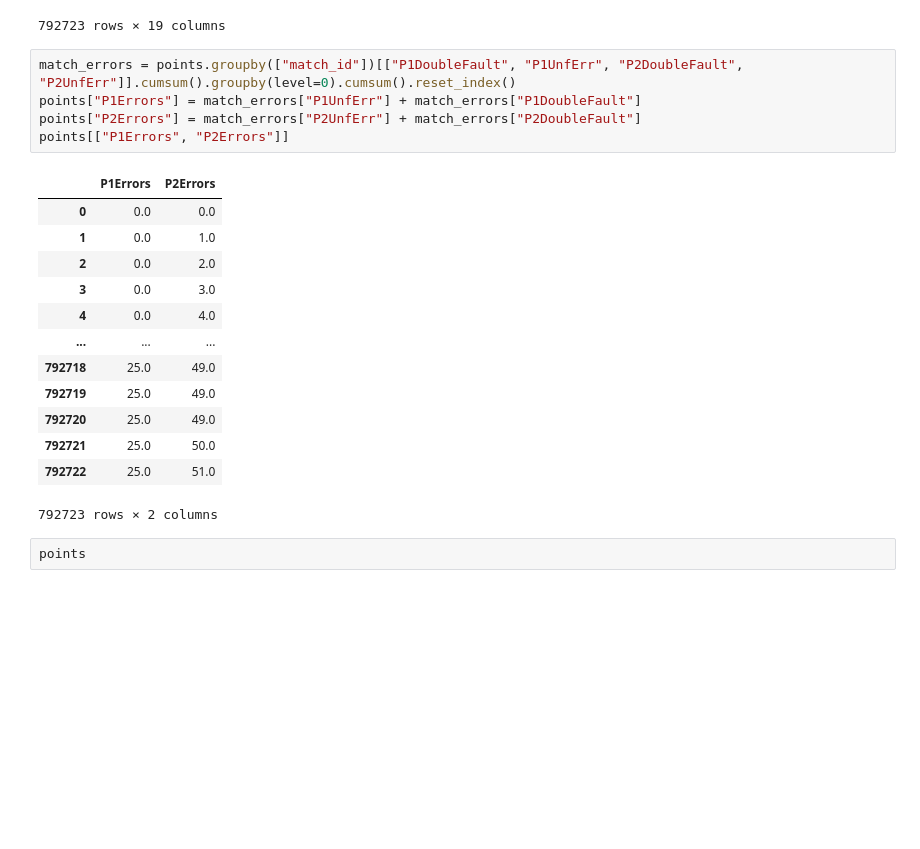
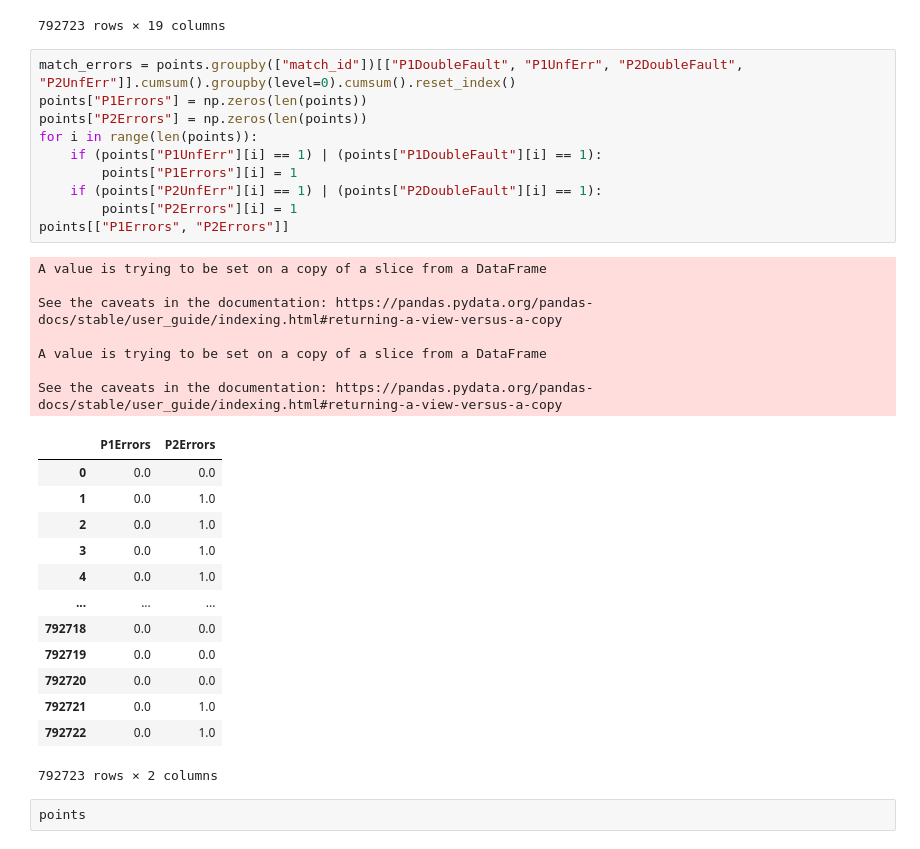
Before and after one commit to hoanganhminh01/CSE-481DS-Tennis-Analysis, a Jupyter notebook: src/tennisanalyse.ipynb, the cells around one changed output. Saved outputs shown, nothing was run; the diff lists cells and outputs as text; blank space fills up the shorter version.

```diff
--- a/src/tennisanalyse.ipynb
+++ b/src/tennisanalyse.ipynb
@@ -34,23 +34,35 @@ points
 792723 rows × 19 columns
 # %%
 match_errors = points.groupby(["match_id"])[["P1DoubleFault", "P1UnfErr", "P2DoubleFault", "P2UnfErr"]].cumsum().groupby(level=0).cumsum().reset_index()
-points["P1Errors"] = match_errors["P1UnfErr"] + match_errors["P1DoubleFault"]
-points["P2Errors"] = match_errors["P2UnfErr"] + match_errors["P2DoubleFault"]
+points["P1Errors"] = np.zeros(len(points))
+points["P2Errors"] = np.zeros(len(points))
+for i in range(len(points)):
+    if (points["P1UnfErr"][i] == 1) | (points["P1DoubleFault"][i] == 1):
+        points["P1Errors"][i] = 1
+    if (points["P2UnfErr"][i] == 1) | (points["P2DoubleFault"][i] == 1):
+        points["P2Errors"][i] = 1
 points[["P1Errors", "P2Errors"]]
 # %% [output]
+A value is trying to be set on a copy of a slice from a DataFrame
+
+See the caveats in the documentation: https://pandas.pydata.org/pandas-docs/stable/user_guide/indexing.html#returning-a-view-versus-a-copy
+
+A value is trying to be set on a copy of a slice from a DataFrame
+
+See the caveats in the documentation: https://pandas.pydata.org/pandas-docs/stable/user_guide/indexing.html#returning-a-view-versus-a-copy
 |  | P1Errors | P2Errors |
 | 0 | 0.0 | 0.0 |
 | 1 | 0.0 | 1.0 |
-| 2 | 0.0 | 2.0 |
-| 3 | 0.0 | 3.0 |
-| 4 | 0.0 | 4.0 |
+| 2 | 0.0 | 1.0 |
+| 3 | 0.0 | 1.0 |
+| 4 | 0.0 | 1.0 |
 | ... | ... | ... |
-| 792718 | 25.0 | 49.0 |
-| 792719 | 25.0 | 49.0 |
-| 792720 | 25.0 | 49.0 |
-| 792721 | 25.0 | 50.0 |
-| 792722 | 25.0 | 51.0 |
+| 792718 | 0.0 | 0.0 |
+| 792719 | 0.0 | 0.0 |
+| 792720 | 0.0 | 0.0 |
+| 792721 | 0.0 | 1.0 |
+| 792722 | 0.0 | 1.0 |
-792723 rows × 2 columns
+792723 rows × 2 columns
 # %%
 points
 # %% [output]
```
Also changed, not shown: 5 other files.
